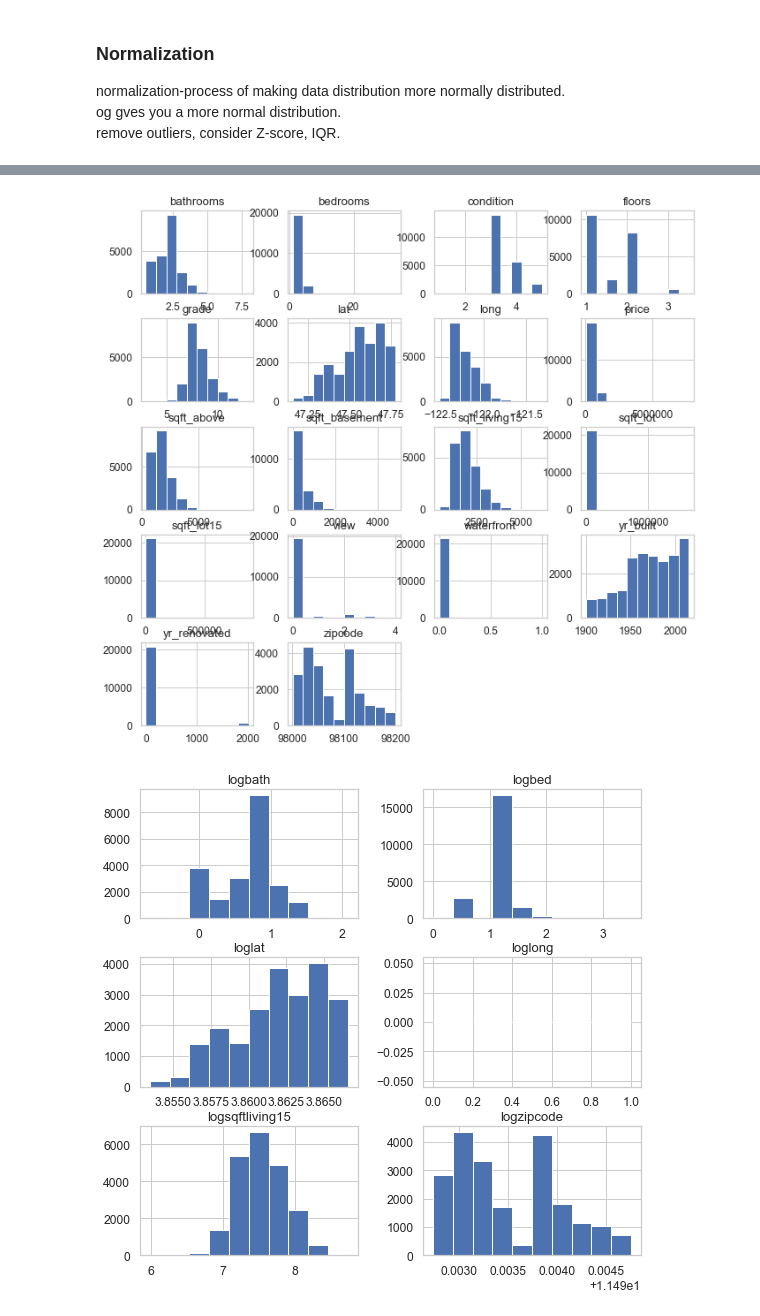
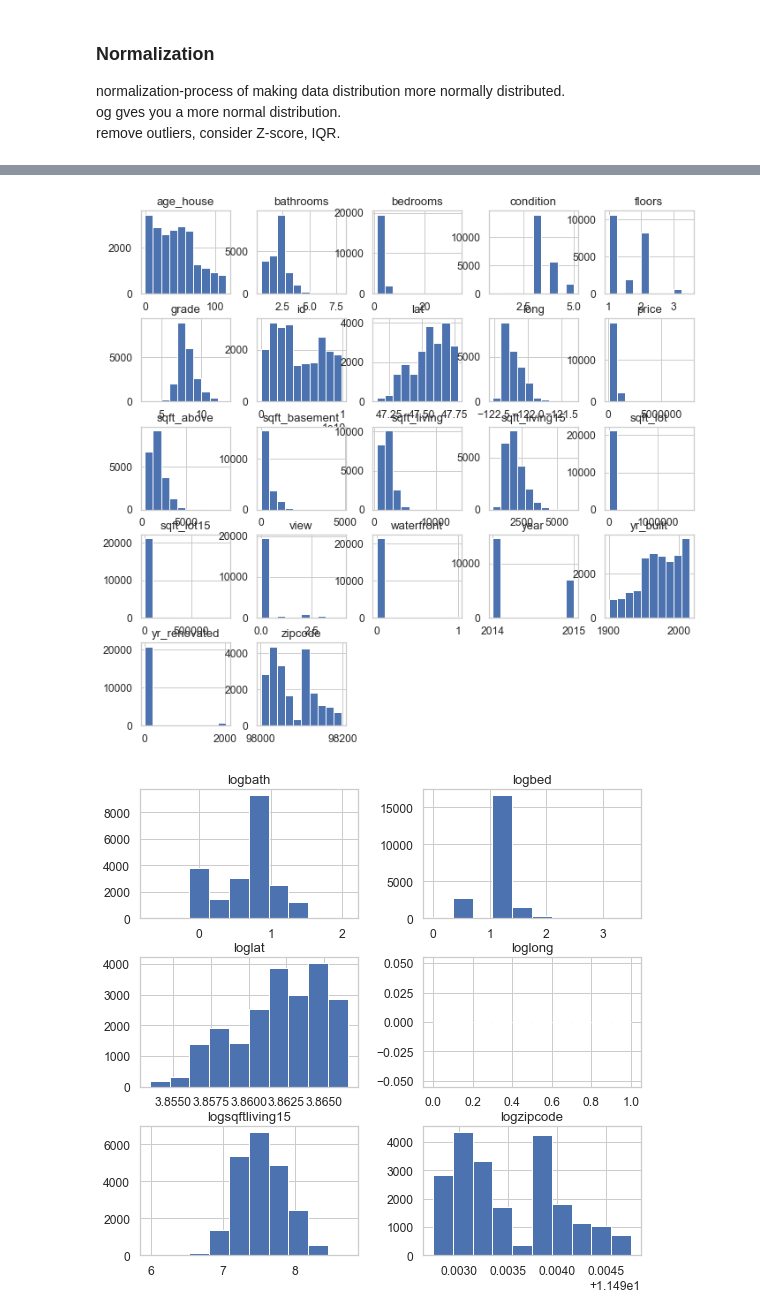
Before and after one commit to torresdavr/dsc-v2-mod1-final-project-online-ds-pt-100719, a Jupyter notebook: student.ipynb, the cells around one changed output, grey strips where cells are left out. Saved outputs shown, nothing was run; the diff lists cells and outputs as text; code cells hidden in the pictures.

```diff
--- a/student.ipynb
+++ b/student.ipynb
@@ -447,2 +470,12 @@ Column date is an object and needs to convery to datetime datatype.<br>
-# %%
-df_housing['date'] = pd.to_datetime(df_housing['date'])
+# %%
+date = df_housing['date'][0]
+date
+def get_year(x):
+
+    yr = x[-4:]
+    return int(yr)
+# %%
+# df_housing['date'] = pd.to_datetime(df_housing['date'])
+df_housing['year'] = df_housing['date'].apply(lambda x:get_year(x))
+df_housing['age_house']= df_housing['year']-df_housing['yr_built']
+df_housing.head()
@@ -1001,11 +1094,11 @@ Index(['date', 'price', 'bedrooms', 'bathrooms', 'sqft_lot', 'floors',
 # %%
 #df_norm.hist(figsize=(13,13));
 import warnings
 warnings.filterwarnings('ignore')
 fig = plt.figure(figsize = (10,10))
 ax = fig.gca()
-df_norm.hist(ax = ax);
+df_housing.hist(ax = ax);
 # %% [output]
-[figure, old version]
+[figure, new version]
 # %%
 data_log = pd.DataFrame([ ])
```
Also changed, not shown: parts of 67 cells of this notebook.
